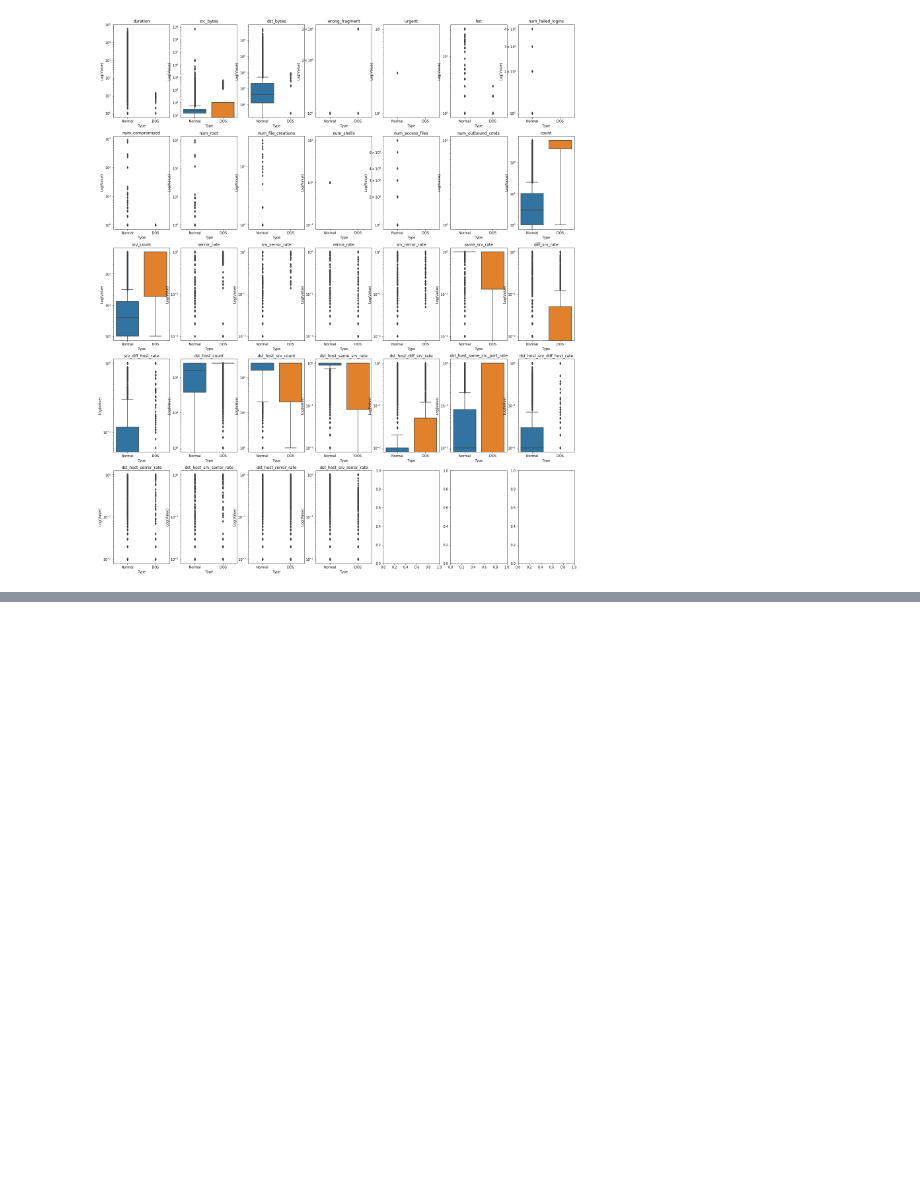
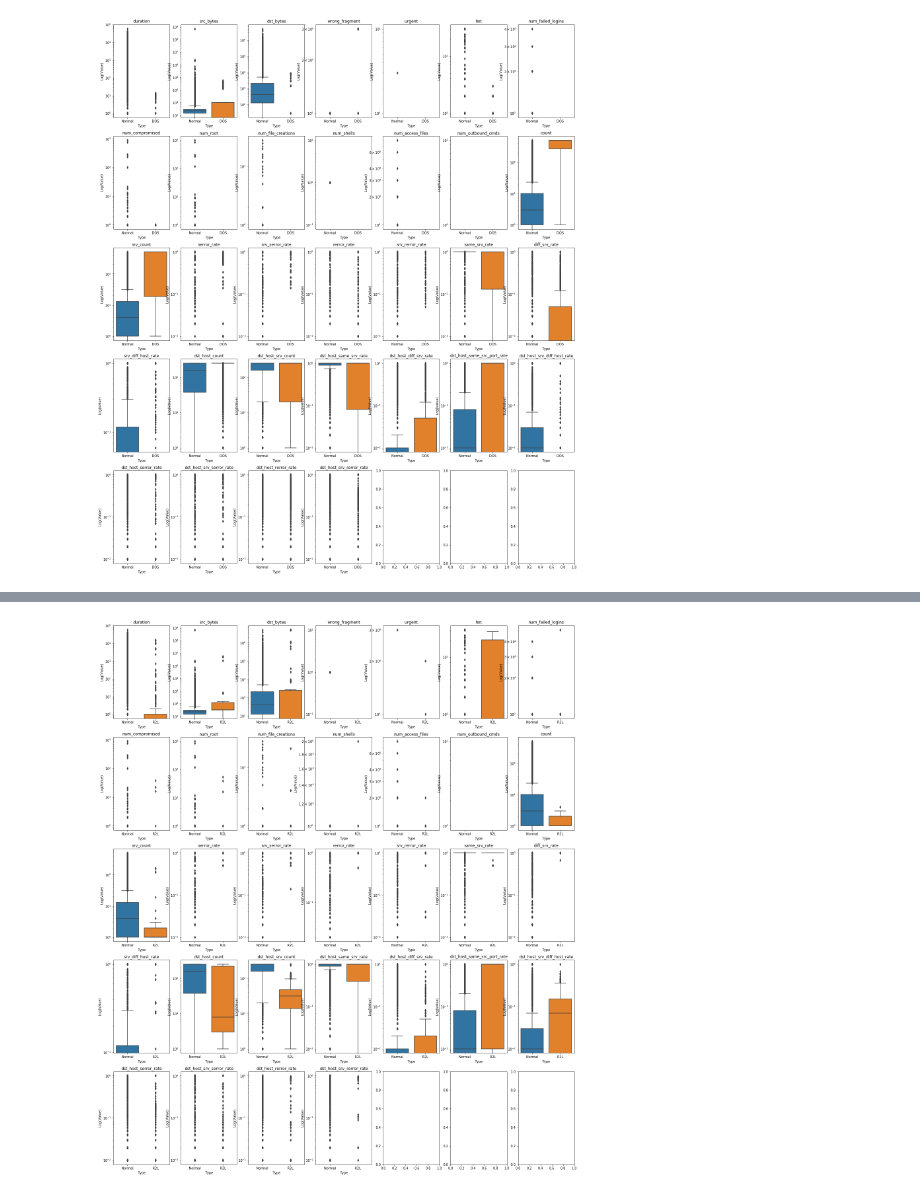
Before and after one commit to Yukkiasuna-sao/Anomaly_Detection, a Jupyter notebook: ipynb_translation/Anomaly Detection in Keras Auto Encoder.ipynb, the cells around one changed output, grey strips where cells are left out. Saved outputs shown, nothing was run; the diff lists cells and outputs as text; code cells hidden in the pictures; blank space fills up the shorter version.

```diff
--- a/ipynb_translation/Anomaly Detection in Keras Auto Encoder.ipynb
+++ b/ipynb_translation/Anomaly Detection in Keras Auto Encoder.ipynb
@@ -425,0 +452,4 @@ DOS 유형의 공격은 짧은 시간동안 수 많은 접속 시도를 생성
+# %%
+VisNumFeature(df_rtl, method = 'boxplot', attack_type = 'R2L',scale = 'log')
+# %% [output]
+[figure, added]
```
Also changed, not shown: parts of 27 cells of this notebook.
